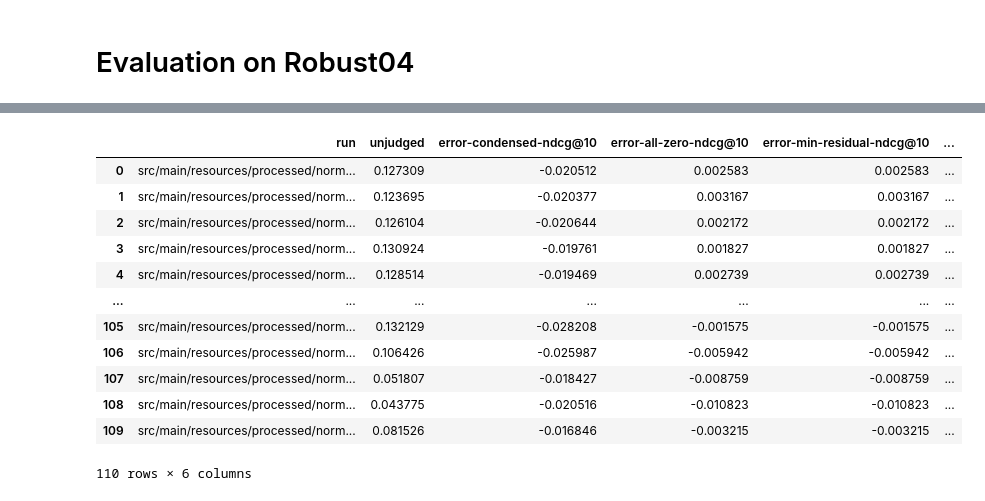
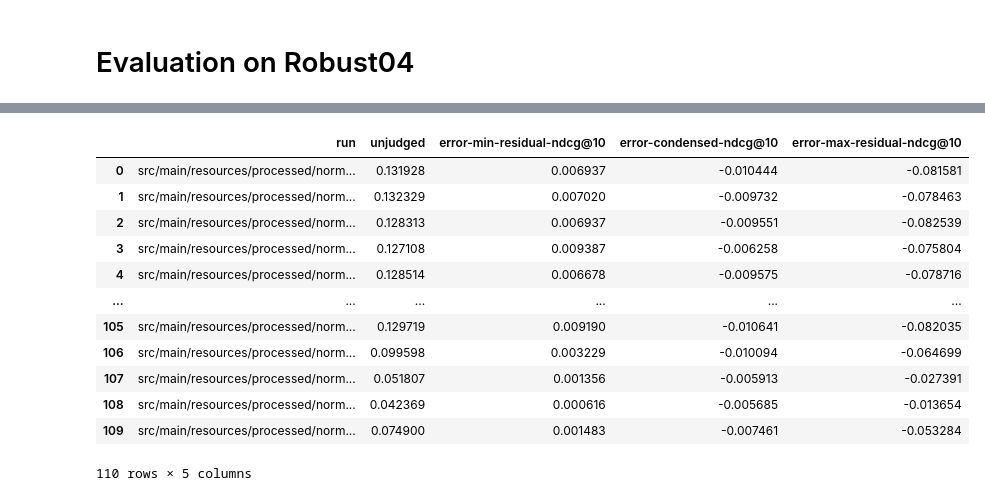
Before and after one commit to webis-de/ECIR-23, a Jupyter notebook: src/main/ipynb/evaluate-robust04.ipynb, the cells around one changed output, grey strips where cells are left out. Saved outputs shown, nothing was run; the diff lists cells and outputs as text; code cells hidden in the pictures.

```diff
--- a/src/main/ipynb/evaluate-robust04.ipynb
+++ b/src/main/ipynb/evaluate-robust04.ipynb
@@ -76,8 +75,10 @@ df
 def rename_pooling(pool):
     if pool.startswith('depth-10-pool-incomplete-for-'):
         return 'depth-10-incomplete'
-    if pool == 'complete-pool':
-        return 'complete'
+    if pool == 'complete-pool-depth-10':
+        return 'depth-10-complete'
+    if pool == 'complete-pool-depth-20':
+        return 'depth-20-complete'
     if pool.startswith('depth-20-pool-incomplete-for-'):
         return 'depth-20-incomplete'
 
@@ -94,6 +95,16 @@ def rename_measure(m):
         return 'residual-ndcg@10-max'
     if m == 'ndcg@10-NDCG@10':
         return 'ndcg@10'
+    if m == 'unjudged@20-UNJ@20':
+        return 'unjudged@20'
+    if m == 'condensed-ndcg@20-NDCG@20':
+        return 'condensed-ndcg@20'
+    if m == 'residual-ndcg@20-MIN-NDCG@20':
+        return 'residual-ndcg@20-min'
+    if m == 'residual-ndcg@20-MAX-NDCG@20':
+        return 'residual-ndcg@20-max'
+    if m == 'ndcg@20-NDCG@20':
+        return 'ndcg@20'
 
 def process_row(df_row):
     df_row = df_row.to_dict()
@@ -146,29 +157,28 @@ aggregated_df
 # %%
 def report_for_row(df_row, depth):
-    ground_truth = float(df_row[('complete', f'ndcg@{depth}')])
+    ground_truth = float(df_row[(f'depth-{depth}-complete', f'ndcg@{depth}')])
 
     return {
         'run': df_row['run'],
         'unjudged': float(df_row[(f'depth-{depth}-incomplete', f'unjudged@{depth}')]),
+        'error-min-residual-ndcg@10': ground_truth - float(df_row[(f'depth-{depth}-incomplete', f'residual-ndcg@{depth}-min')]),
         'error-condensed-ndcg@10': ground_truth - float(df_row[(f'depth-{depth}-incomplete', f'condensed-ndcg@{depth}')]),
-        'error-all-zero-ndcg@10': ground_truth - float(df_row[(f'depth-{depth}-incomplete', f'ndcg@{depth}')]),
-        'error-min-residual-ndcg@10': ground_truth - float(df_row[(f'depth-{depth}-incomplete', f'residual-ndcg@{depth}-min')]),
         'error-max-residual-ndcg@10': ground_truth - float(df_row[(f'depth-{depth}-incomplete', f'residual-ndcg@{depth}-max')]),
     }
 
-df_report = pd.DataFrame([dict(i) for i in aggregated_df.apply(lambda i: report_for_row(i, 10), axis=1)])
+df_report = pd.DataFrame([dict(i) for i in aggregated_df.apply(lambda i: report_for_row(i, 20), axis=1)])
 df_report
 # %% [output]
-|  | run | unjudged | error-condensed-ndcg@10 | error-all-zero-ndcg@10 | error-min-residual-ndcg@10 | ... |
-| 0 | src/main/resources/processed/norm... | 0.127309 | -0.020512 | 0.002583 | 0.002583 | ... |
-| 1 | src/main/resources/processed/norm... | 0.123695 | -0.020377 | 0.003167 | 0.003167 | ... |
-| 2 | src/main/resources/processed/norm... | 0.126104 | -0.020644 | 0.002172 | 0.002172 | ... |
-| 3 | src/main/resources/processed/norm... | 0.130924 | -0.019761 | 0.001827 | 0.001827 | ... |
-| 4 | src/main/resources/processed/norm... | 0.128514 | -0.019469 | 0.002739 | 0.002739 | ... |
-| ... | ... | ... | ... | ... | ... | ... |
-| 105 | src/main/resources/processed/norm... | 0.132129 | -0.028208 | -0.001575 | -0.001575 | ... |
-| 106 | src/main/resources/processed/norm... | 0.106426 | -0.025987 | -0.005942 | -0.005942 | ... |
-| 107 | src/main/resources/processed/norm... | 0.051807 | -0.018427 | -0.008759 | -0.008759 | ... |
-| 108 | src/main/resources/processed/norm... | 0.043775 | -0.020516 | -0.010823 | -0.010823 | ... |
-| 109 | src/main/resources/processed/norm... | 0.081526 | -0.016846 | -0.003215 | -0.003215 | ... |
+|  | run | unjudged | error-min-residual-ndcg@10 | error-condensed-ndcg@10 | error-max-residual-ndcg@10 |
+| 0 | src/main/resources/processed/norm... | 0.131928 | 0.006937 | -0.010444 | -0.081581 |
+| 1 | src/main/resources/processed/norm... | 0.132329 | 0.007020 | -0.009732 | -0.078463 |
+| 2 | src/main/resources/processed/norm... | 0.128313 | 0.006937 | -0.009551 | -0.082539 |
+| 3 | src/main/resources/processed/norm... | 0.127108 | 0.009387 | -0.006258 | -0.075804 |
+| 4 | src/main/resources/processed/norm... | 0.128514 | 0.006678 | -0.009575 | -0.078716 |
+| ... | ... | ... | ... | ... | ... |
+| 105 | src/main/resources/processed/norm... | 0.129719 | 0.009190 | -0.010641 | -0.082035 |
+| 106 | src/main/resources/processed/norm... | 0.099598 | 0.003229 | -0.010094 | -0.064699 |
+| 107 | src/main/resources/processed/norm... | 0.051807 | 0.001356 | -0.005913 | -0.027391 |
+| 108 | src/main/resources/processed/norm... | 0.042369 | 0.000616 | -0.005685 | -0.013654 |
+| 109 | src/main/resources/processed/norm... | 0.074900 | 0.001483 | -0.007461 | -0.053284 |
-110 rows × 6 columns
+110 rows × 5 columns
```
Also changed, not shown: parts of 8 cells of this notebook, 1 other file.
